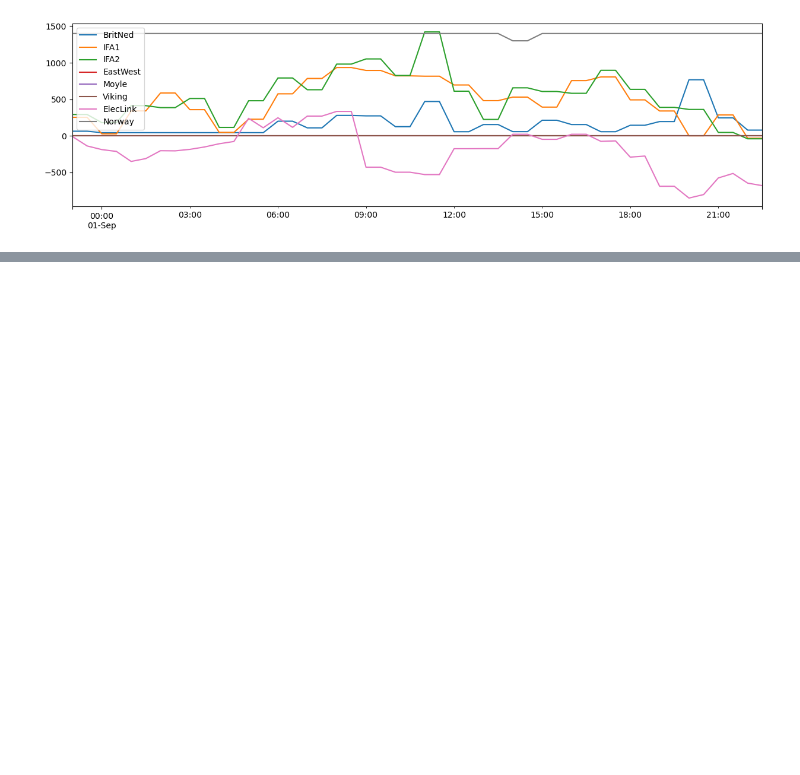
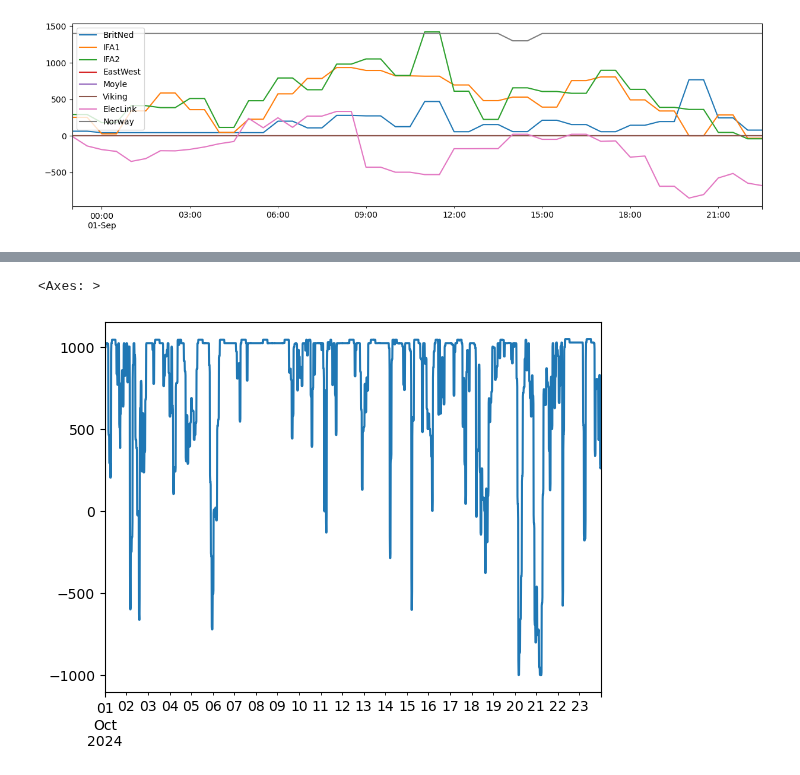
Before and after one commit to LukasFrankenQ/GBPower, a Jupyter notebook: notebooks/interconns.ipynb, the cells around one changed output, grey strips where cells are left out. Saved outputs shown, nothing was run; the diff lists cells and outputs as text; code cells hidden in the pictures; blank space fills up the shorter version.

```diff
--- a/notebooks/interconns.ipynb
+++ b/notebooks/interconns.ipynb
@@ -150,0 +177,30 @@ SyntaxError: expected '(' (4098976114.py, line 1)
+# %%
+from entsoe import EntsoePandasClient
+
+client = EntsoePandasClient(api_key=ENTSOE_API_KEY)
+
+# start = pd.Timestamp('20240202', tz='Europe/Brussels')
+# end = pd.Timestamp('20240203', tz='Europe/Brussels')
+start = pd.Timestamp('20241001', tz='utc')
+end = pd.Timestamp('20241024', tz='utc')
+
+country_code_from = 'BE'
+country_code_to = 'GB'
+
+nemo_BEGB = client.query_crossborder_flows(
+    country_code_from,
+    country_code_to,
+    start=start,
+    end=end,
+    )
+nemo_GBBE = client.query_crossborder_flows(
+    country_code_to,
+    country_code_from,
+    start=start,
+    end=end,
+    )
+# %%
+(nemo_BEGB - nemo_GBBE).plot()
+# %% [output]
+<Axes: >
+[figure, added]
```
Also changed, not shown: parts of 4 cells of this notebook.
